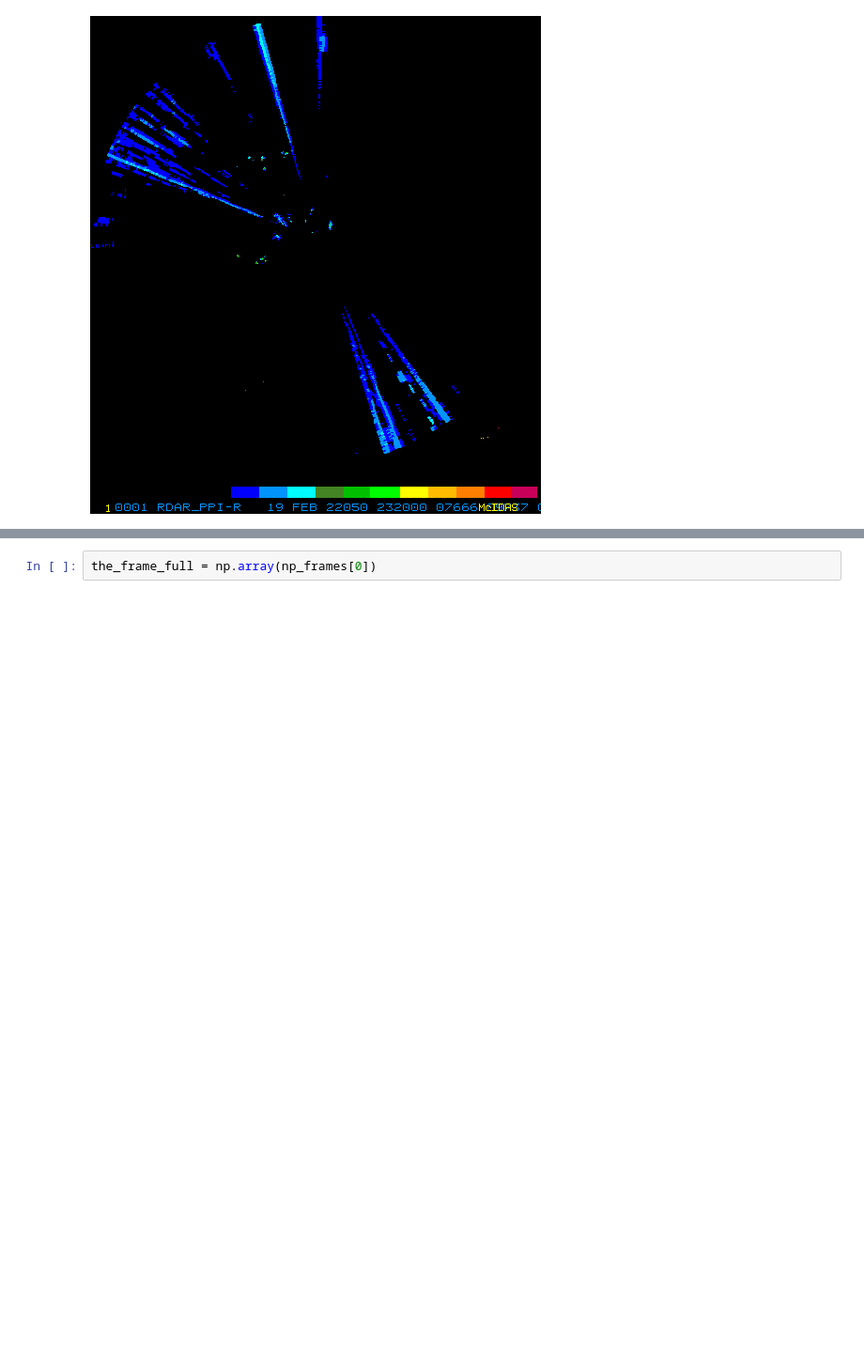
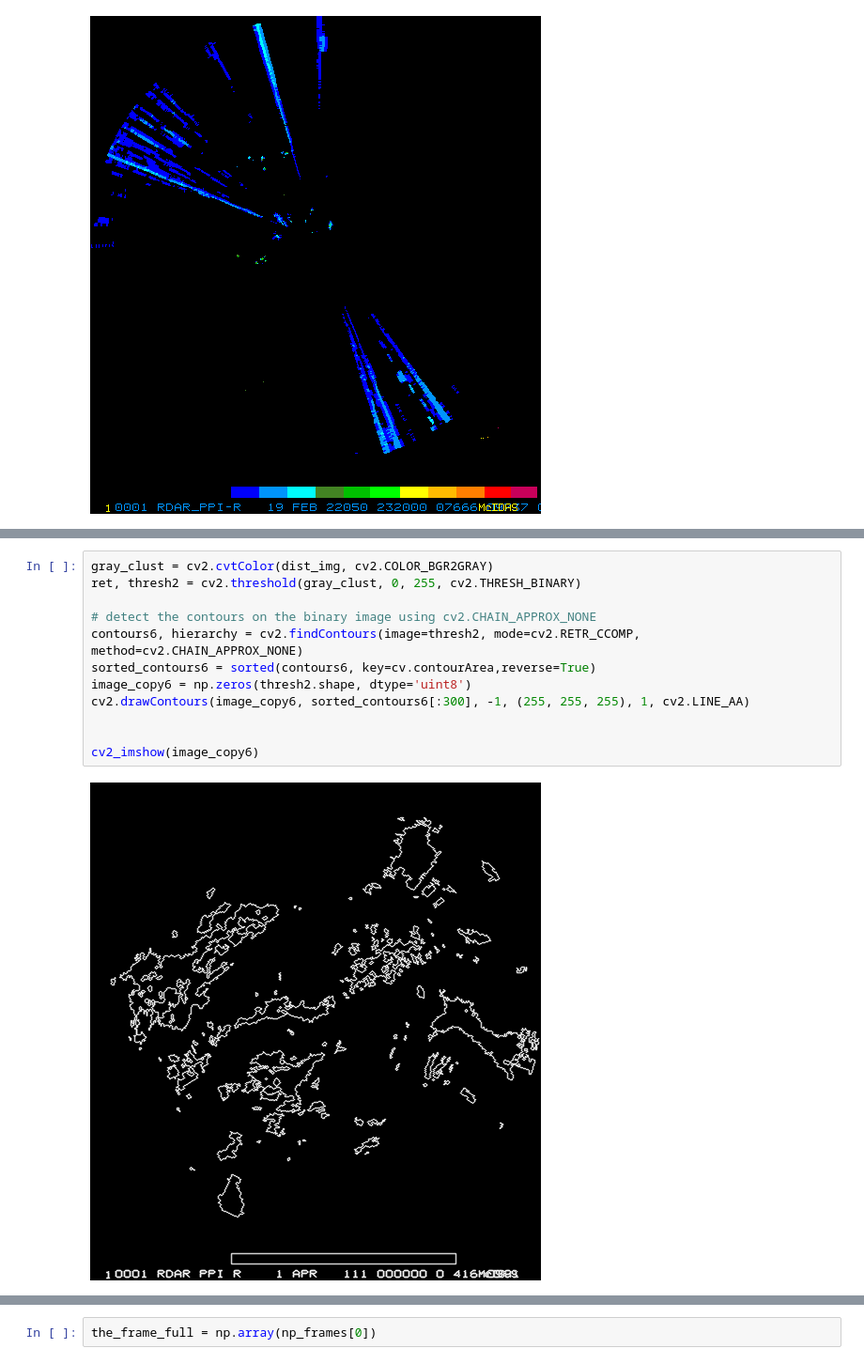
Before and after one commit to melihkurtaran/DNA_hackathon, a Jupyter notebook: MainCode.ipynb, the cells around one changed output, grey strips where cells are left out. Shown at 94% size. Cells and saved outputs as stored; diff of their text form; blank space fills up the shorter version.

```diff
--- a/MainCode.ipynb
+++ b/MainCode.ipynb
@@ -129,0 +171,14 @@ cv2_imshow(im2)
+# %%
+gray_clust = cv2.cvtColor(dist_img, cv2.COLOR_BGR2GRAY)
+ret, thresh2 = cv2.threshold(gray_clust, 0, 255, cv2.THRESH_BINARY)
+
+# detect the contours on the binary image using cv2.CHAIN_APPROX_NONE
+contours6, hierarchy = cv2.findContours(image=thresh2, mode=cv2.RETR_CCOMP, method=cv2.CHAIN_APPROX_NONE)
+sorted_contours6 = sorted(contours6, key=cv.contourArea,reverse=True)
+image_copy6 = np.zeros(thresh2.shape, dtype='uint8')
+cv2.drawContours(image_copy6, sorted_contours6[:300], -1, (255, 255, 255), 1, cv2.LINE_AA)
+
+
+cv2_imshow(image_copy6)
+# %% [output]
+[figure, added]
```
Also changed, not shown: parts of 25 cells of this notebook.
